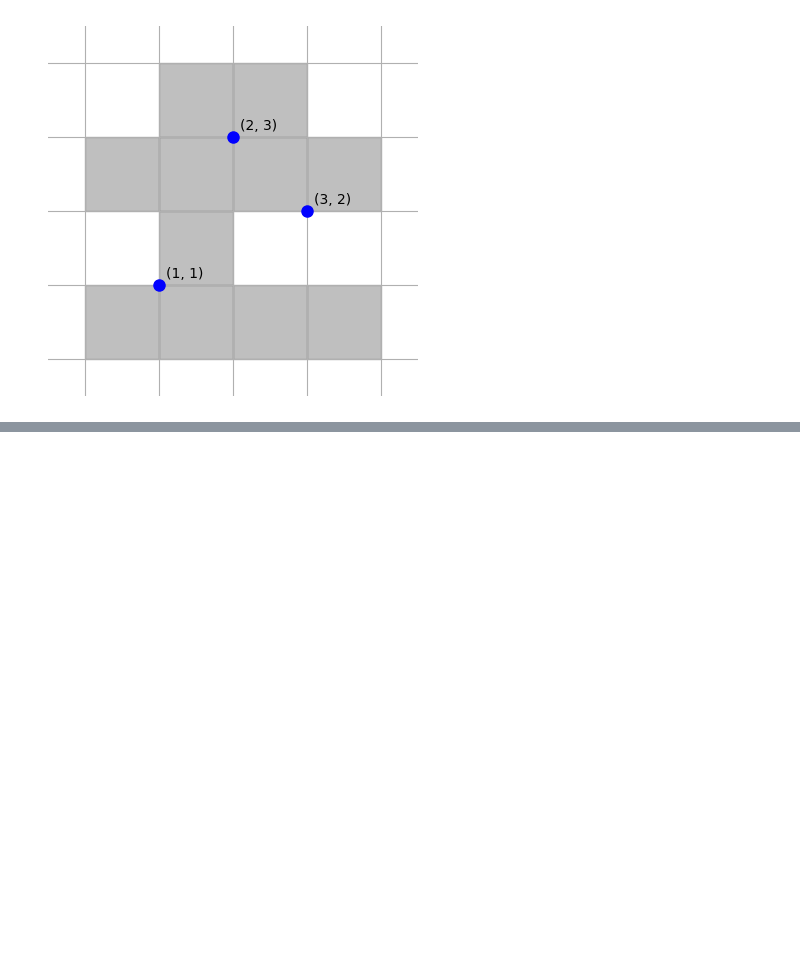
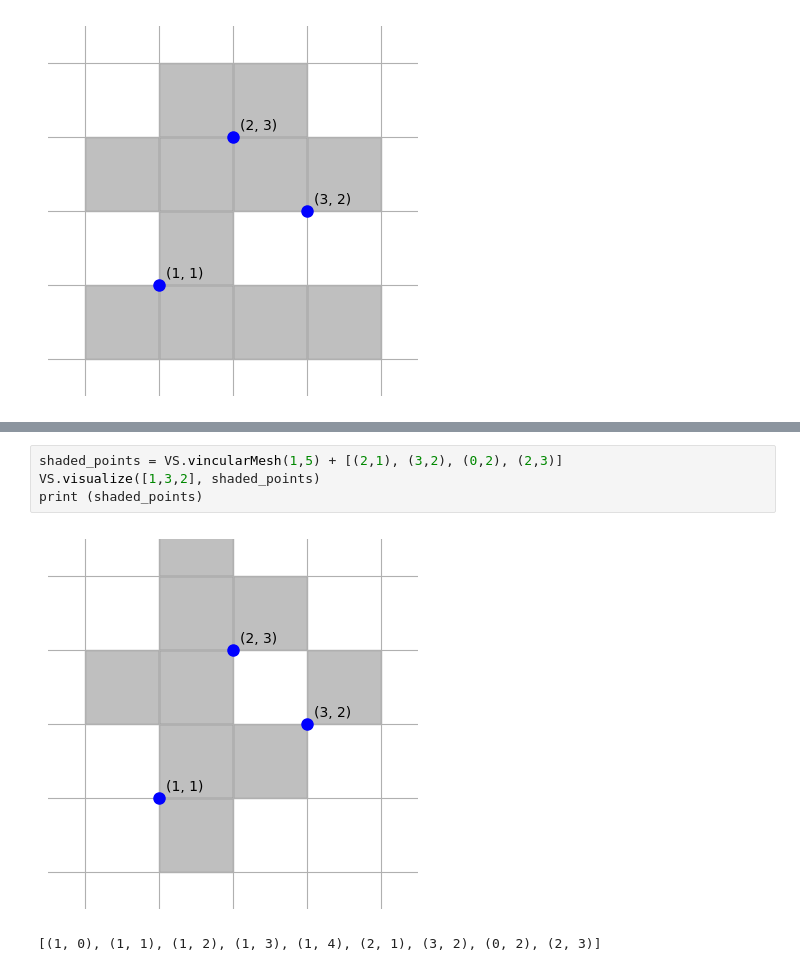
Before and after one commit to delyan-kirov/PermPatterns, a Jupyter notebook: experiments/scripts/Params.ipynb, the cells around one changed output, grey strips where cells are left out. Saved outputs shown, nothing was run; the diff lists cells and outputs as text; blank space fills up the shorter version.

```diff
--- a/experiments/scripts/Params.ipynb
+++ b/experiments/scripts/Params.ipynb
@@ -66,0 +74,7 @@ VS.visualize([1,3,2], shaded_points)
+# %%
+shaded_points = VS.vincularMesh(1,5) + [(2,1), (3,2), (0,2), (2,3)]
+VS.visualize([1,3,2], shaded_points)
+print (shaded_points)
+# %% [output]
+[figure, added]
+[(1, 0), (1, 1), (1, 2), (1, 3), (1, 4), (2, 1), (3, 2), (0, 2), (2, 3)]
```
Also changed, not shown: parts of 2 cells of this notebook, 23 other files.
